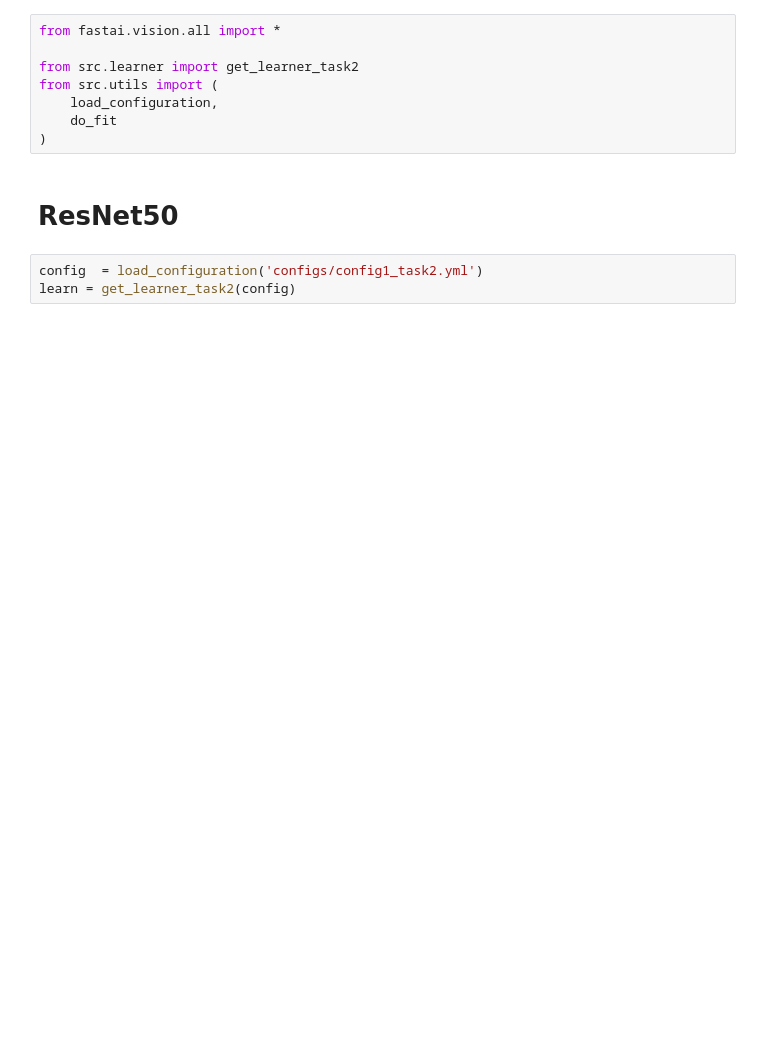
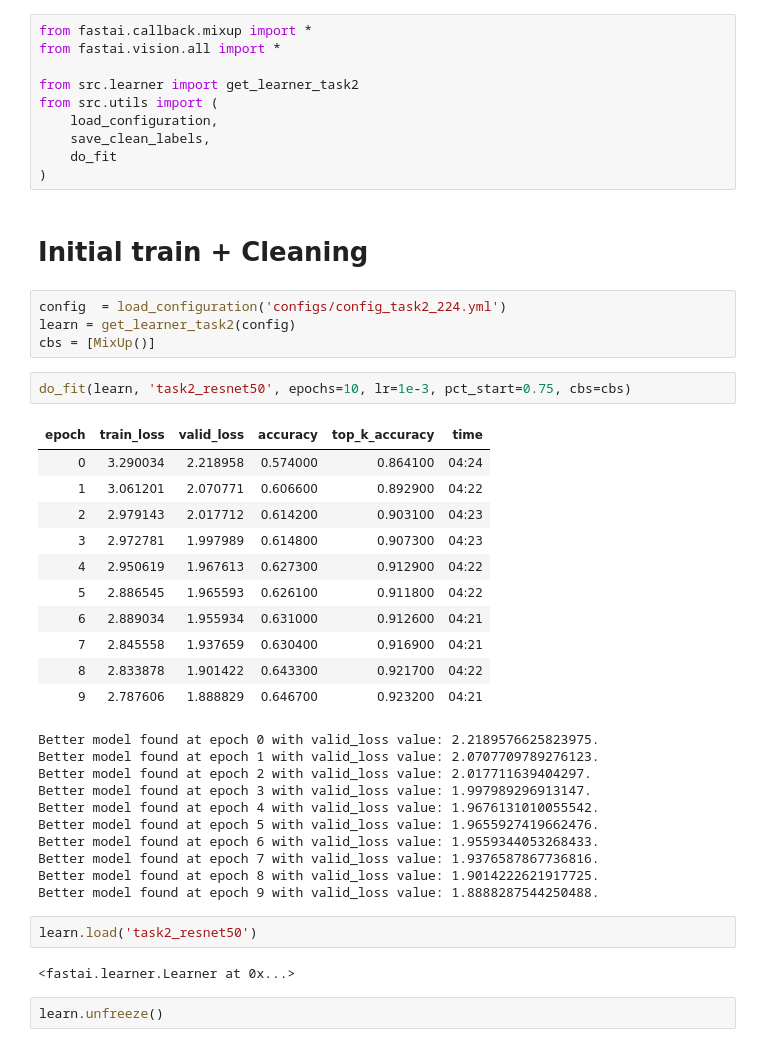
Before and after one commit to Andrei-d6/AAIT-HW2, a Jupyter notebook: Task2.ipynb, the cells around one changed output. Drawn from its saved outputs; the diff is of its cells as text; blank space fills up the shorter version.

```diff
--- a/Task2.ipynb
+++ b/Task2.ipynb
@@ -1,13 +1,46 @@
 # %%
+from fastai.callback.mixup import *
 from fastai.vision.all import *
 
 from src.learner import get_learner_task2
 from src.utils import (
     load_configuration,
+    save_clean_labels,
     do_fit
 )
-# %% [markdown]
-# ResNet50
+# %% [markdown]
+# Initial train + Cleaning
 # %%
-config  = load_configuration('configs/config1_task2.yml')
+config  = load_configuration('configs/config_task2_224.yml')
 learn = get_learner_task2(config)
+cbs = [MixUp()]
+# %%
+do_fit(learn, 'task2_resnet50', epochs=10, lr=1e-3, pct_start=0.75, cbs=cbs)
+# %% [output]
+| epoch | train_loss | valid_loss | accuracy | top_k_accuracy | time |
+| 0 | 3.290034 | 2.218958 | 0.574000 | 0.864100 | 04:24 |
+| 1 | 3.061201 | 2.070771 | 0.606600 | 0.892900 | 04:22 |
+| 2 | 2.979143 | 2.017712 | 0.614200 | 0.903100 | 04:23 |
+| 3 | 2.972781 | 1.997989 | 0.614800 | 0.907300 | 04:23 |
+| 4 | 2.950619 | 1.967613 | 0.627300 | 0.912900 | 04:22 |
+| 5 | 2.886545 | 1.965593 | 0.626100 | 0.911800 | 04:22 |
+| 6 | 2.889034 | 1.955934 | 0.631000 | 0.912600 | 04:21 |
+| 7 | 2.845558 | 1.937659 | 0.630400 | 0.916900 | 04:21 |
+| 8 | 2.833878 | 1.901422 | 0.643300 | 0.921700 | 04:22 |
+| 9 | 2.787606 | 1.888829 | 0.646700 | 0.923200 | 04:21 |
+Better model found at epoch 0 with valid_loss value: 2.2189576625823975.
+Better model found at epoch 1 with valid_loss value: 2.0707709789276123.
+Better model found at epoch 2 with valid_loss value: 2.017711639404297.
+Better model found at epoch 3 with valid_loss value: 1.997989296913147.
+Better model found at epoch 4 with valid_loss value: 1.9676131010055542.
+Better model found at epoch 5 with valid_loss value: 1.9655927419662476.
+Better model found at epoch 6 with valid_loss value: 1.9559344053268433.
+Better model found at epoch 7 with valid_loss value: 1.9376587867736816.
+Better model found at epoch 8 with valid_loss value: 1.9014222621917725.
+Better model found at epoch 9 with valid_loss value: 1.8888287544250488.
+# %%
+learn.load('task2_resnet50')
+# %% [output]
+<fastai.learner.Learner at 0x...>
+# %%
+learn.unfreeze()
```
Also changed, not shown: parts of 11 cells of this notebook, 8 other files.
